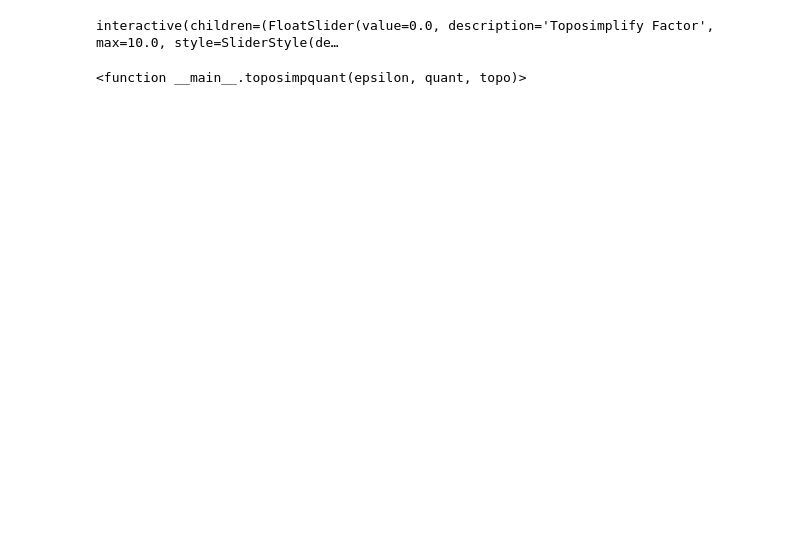
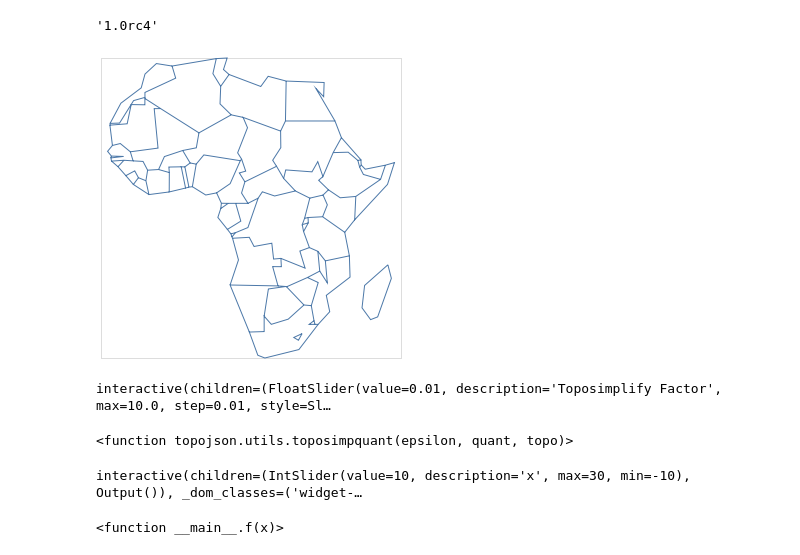
Before and after one commit to mattijn/topojson, a Jupyter notebook: notebooks/ipywidgets_interaction.ipynb, the cells around one changed output. Cells and saved outputs as stored; diff of their text form; code cells hidden in the pictures; blank space fills up the shorter version.

Commit message:
removed linestrings key add serialising geojson and topojson string

```diff
--- a/notebooks/ipywidgets_interaction.ipynb
+++ b/notebooks/ipywidgets_interaction.ipynb
@@ -8,17 +1,33 @@ import ipywidgets as widgets
+# %%
+import geopandas
+import topojson
+topojson.__version__
+# %% [output]
+'1.0rc4'
 # %%
 data = geopandas.read_file(geopandas.datasets.get_path("naturalearth_lowres"))
 data = data[(data.continent == "Africa")]
 # %%
-tj = topojson.Topology(data, options={'prequantize':1e6, 'topology':True})
+tj = topojson.Topology(data, prequantize=1e6, topology=True)
+tj.toposimplify(1).topoquantize(1e5).to_alt()
+# %% [output]
+[figure, added]
-# %%
-style = {'description_width': 'initial'}
-eps = widgets.FloatSlider(min=0, max=10, step=0.1, value=0, description='Toposimplify Factor', style=style)
-qnt = widgets.FloatLogSlider(value=1e6, base=10, min=1,max=6,step=0.5, description='Topoquantize Factor', style=style)
-
-def toposimpquant(epsilon, quant, topo):
-    return topo.toposimplify(epsilon).topoquantize(quant).to_alt()
-
-interact(toposimpquant, epsilon=eps, quant=qnt, topo=fixed(tj))
-# %% [output]
-interactive(children=(FloatSlider(value=0.0, description='Toposimplify Factor', max=10.0, style=SliderStyle(de…
-<function __main__.toposimpquant(epsilon, quant, topo)>
+# %%
+tj.to_widget()
+# %% [output]
+interactive(children=(FloatSlider(value=0.01, description='Toposimplify Factor', max=10.0, step=0.01, style=Sl…
+<function topojson.utils.toposimpquant(epsilon, quant, topo)>
+# %%
+# if above is not working, test the following
+# if this not works, there is something with your ipywidgets installation
+# and not with the to_widget() function
+from ipywidgets import interact, fixed
+import ipywidgets as widgets
+
+def f(x):
+    return x
+
+interact(f, x=10)
+# %% [output]
+interactive(children=(IntSlider(value=10, description='x', max=30, min=-10), Output()), _dom_classes=('widget-…
+<function __main__.f(x)>
```
Also changed, not shown: parts of 1 cell of this notebook, 8 other files.
